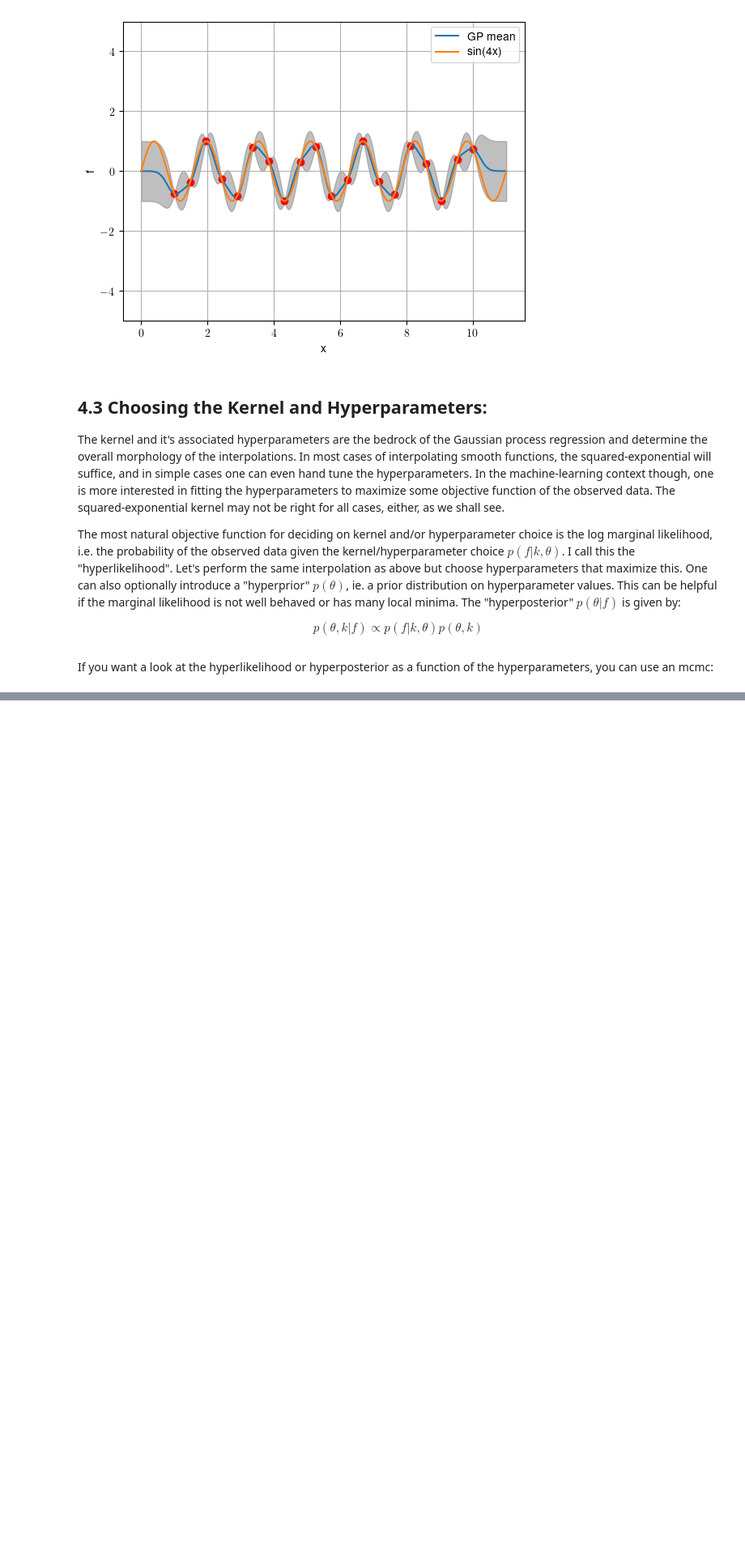
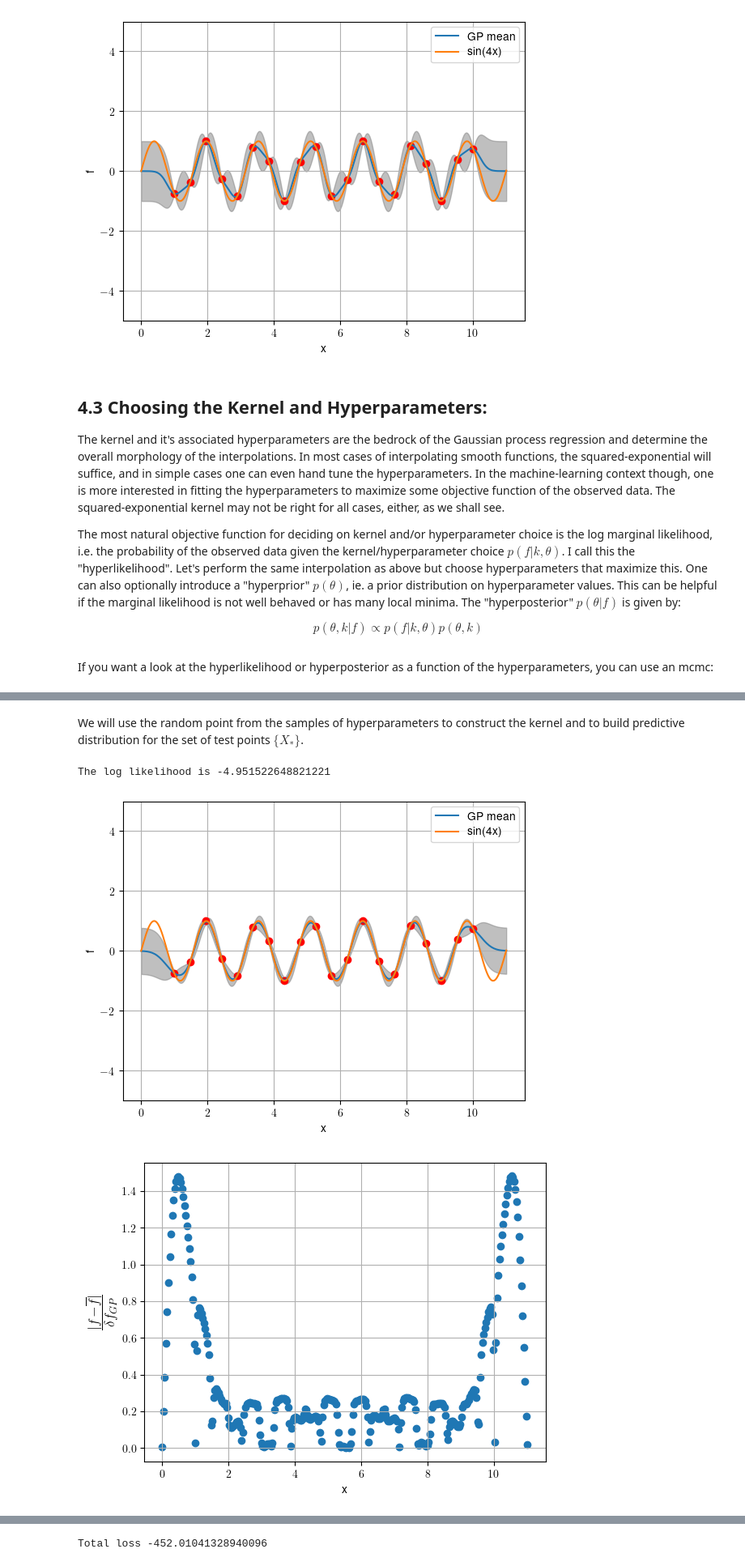
Before and after one commit to stasbabak/GPR_Chris_Zoheyr, a Jupyter notebook: dev/Babak_GPRlecture_LIDA2022.ipynb, the cells around one changed output, grey strips where cells are left out. Shown at 81% size. Saved outputs shown, nothing was run; the diff lists cells and outputs as text; code cells hidden in the pictures; blank space fills up the shorter version.

```diff
--- a/dev/Babak_GPRlecture_LIDA2022.ipynb
+++ b/dev/Babak_GPRlecture_LIDA2022.ipynb
@@ -1444,0 +1353,79 @@ corner.corner(samples, labels=["$\log_{10}\sigma^2$", "$\log_{10} l^2$","$\log_{
+# %% [markdown]
+We will use the random point from the samples of hyperparameters to construct the kernel and to build predictive distribution for the set of test points $\{X_*\}$.
+# %%
+# The test points and real values of f at test points
+
+X_new =  np.linspace(1,10,25).reshape(-1,1)
+f_new = np.sin(4.*X_new)#+np.random.normal(0.,ferr,size=X.shape)
+
+X_new = X.copy()
+f_new = f.copy()
+
+Xstar = np.linspace(0,11,300).reshape(-1,1)
+fstar = np.sin(4.*Xstar)
+
+
+# Use optimized hyperparameters
+cov_scale = 10**point[0]
+length_scale = 10**point[1]
+nugget_val = 10**point[2]
+
+nugget = np.diag(nugget_val*np.ones(X_new.shape[0]))
+
+# KXX = cov_scale*squared_exponential_kernel(X,X,scale=length_scale,metric=None)
+# KXXstar = cov_scale*squared_exponential_kernel(Xstar,X,scale=length_scale,metric=None)
+
+KXX = cov_scale*squared_exponential_kernel(X_new,X_new,scale=length_scale,metric=None)
+KXXstar = cov_scale*squared_exponential_kernel(Xstar,X_new,scale=length_scale,metric=None)
+
+
+# Steps 1-2
+L = LA.cholesky(KXX+nugget,lower=True)
+alpha = LA.cho_solve((L,True), f_new)
+
+# Steps 3-5
+fstar_bar = np.dot(KXXstar,alpha)
+variances = []
+for i in range(KXXstar.shape[0]):
+    v = LA.solve_triangular(L,KXXstar[i,:],lower=True)
+    variances.append(cov_scale-np.dot(v.T,v))
+stds = np.sqrt(variances)
+
+# Step 6
+# lml = -(1./2.)*np.dot(f.T,alpha) - np.sum(np.log(np.diag(L))) - (1./2.)*np.log(2*np.pi)
+lml = -(1./2.)*np.dot(f_new.T,alpha) - np.sum(np.log(np.diag(L))) - (1./2.)*np.log(2*np.pi)
+lml = lml.flatten()[0]
+print ( 'The log likelihood is' , lml )
+
+plt.plot(X,f,'ro')
+plt.plot(Xstar,fstar_bar,label='GP mean')
+plt.plot(Xstar,fstar,label='sin(4x)')
+
+Xstar_flat,fstar_bar_flat=Xstar.flatten(),fstar_bar.flatten()
+plt.fill_between(Xstar_flat,fstar_bar_flat-stds,fstar_bar_flat+stds,alpha=0.5,color='gray')
+plt.ylim([-5,5])
+plt.xlabel('x')
+plt.ylabel('f')
+plt.grid(True)
+plt.legend()
+
+plt.figure()
+plt.scatter(Xstar,np.divide(np.abs(fstar-fstar_bar).flatten(),stds),label='mean residual')
+plt.xlabel('x')
+plt.ylabel(r'$\frac{|f-\overline{f}|}{\delta f_{GP}}$',fontsize=18);
+plt.grid(True)
+plt.show()
+
+
+# Loss = 0.5*np.log(variances) + 0.5*np.random.normal(loc=0.0, scale=nugget_val, size=len(variances))/variances
+Loss = 0.5*np.log(variances) + 0.5*np.random.normal(loc=0.0, scale=nugget_val, size=len(variances))**2/variances
+
+
+plt.plot(Xstar, Loss, 'o')
+plt.grid(True)
+plt.show()
+print ('Total loss', np.sum(Loss))
+# %% [output]
+The log likelihood is -4.951522648821221
+[figure, added]
+[figure, added]
@@ -1444,0 +1433 @@ corner.corner(samples, labels=["$\log_{10}\sigma^2$", "$\log_{10} l^2$","$\log_{
+Total loss -452.01041328940096
```
Also changed, not shown: parts of 31 cells of this notebook.
